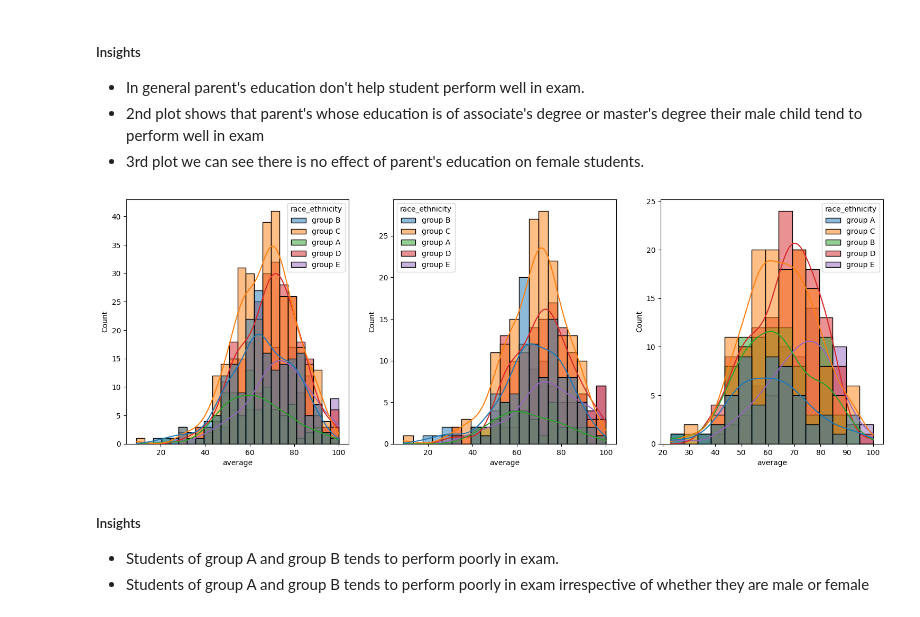
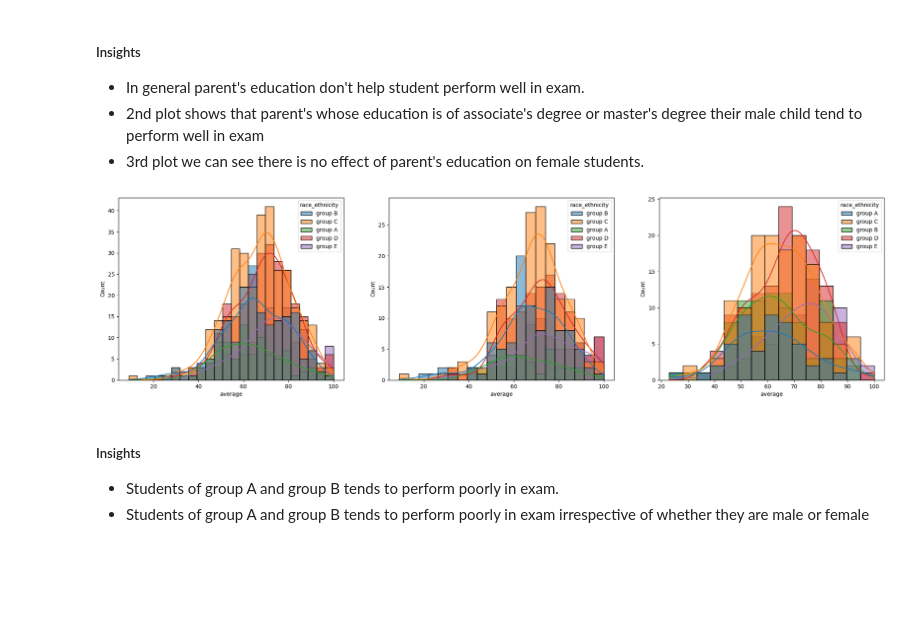
Before and after one commit to CipherCrafter/mlp, a Jupyter notebook: notebook/1 . EDA STUDENT PERFORMANCE .ipynb, the cells around one changed output. Drawn from its saved outputs; the diff is of its cells as text; code cells hidden in the pictures; blank space fills up the shorter version.

```diff
--- a/notebook/1 . EDA STUDENT PERFORMANCE .ipynb
+++ b/notebook/1 . EDA STUDENT PERFORMANCE .ipynb
@@ -301,15 +308,15 @@ plt.show()
 - 3rd plot we can see there is no effect of parent's education on female students.
 # %%
 plt.subplots(1,3,figsize=(25,6))
-plt.subplot(141)
+plt.subplot(131)
 ax =sns.histplot(data=df,x='average',kde=True,hue='race_ethnicity')
-plt.subplot(142)
+plt.subplot(132)
 ax =sns.histplot(data=df[df.gender=='female'],x='average',kde=True,hue='race_ethnicity')
-plt.subplot(143)
+plt.subplot(133)
 ax =sns.histplot(data=df[df.gender=='male'],x='average',kde=True,hue='race_ethnicity')
 plt.show()
 # %% [output]
-[figure, old version]
+[figure, new version]
 # %% [markdown]
 #####  Insights
 - Students of group A and group B tends to perform poorly in exam.
```
Also changed, not shown: parts of 15 cells of this notebook, 4 other files.
